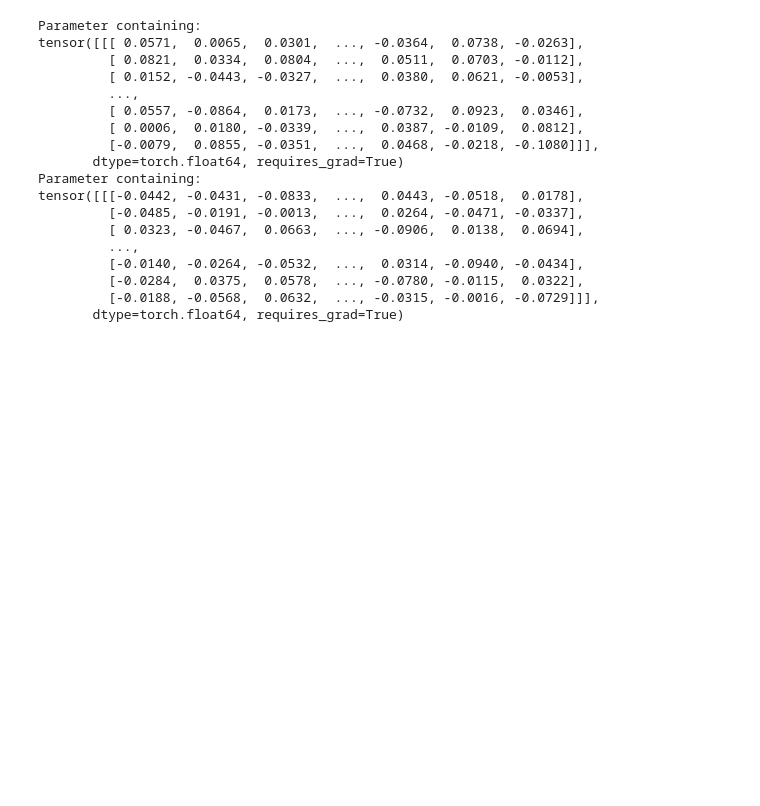
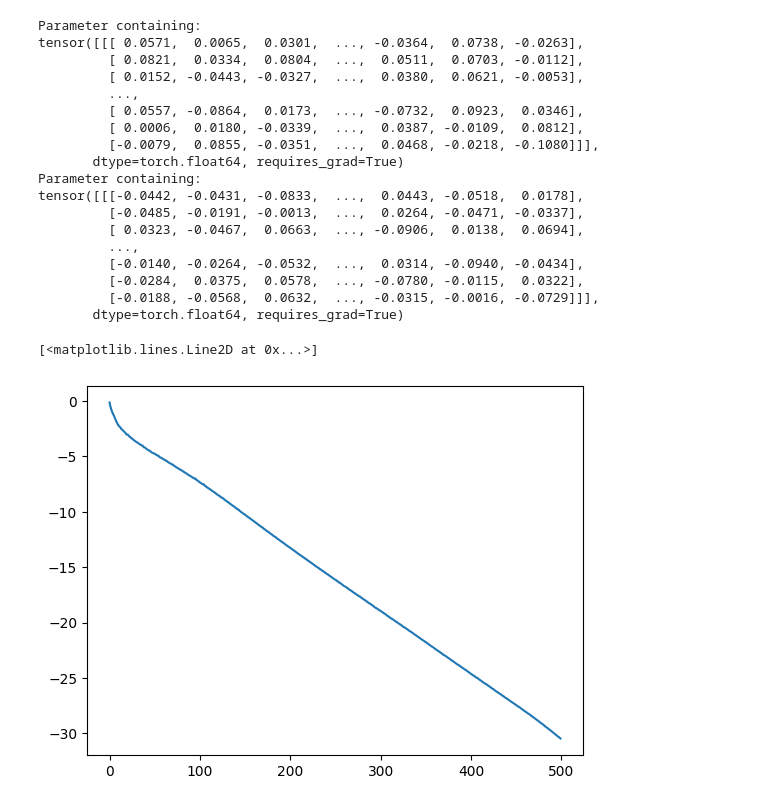
Before and after one commit to lacykaltgr/hvae, a Jupyter notebook: eval_notebooks/tdvae_mei.ipynb, the cells around one changed output. Cells and saved outputs as stored; diff of their text form; code cells hidden in the pictures; blank space fills up the shorter version.

```diff
--- a/eval_notebooks/tdvae_mei.ipynb
+++ b/eval_notebooks/tdvae_mei.ipynb
@@ -23,15 +23,15 @@ def operation(target_unit):
         to_query = torch.flatten(computed[target_block], start_dim=1)
         to_add = -losses["kl_div"] * kl_scaler
         loss = torch.mean(to_query[:, target_unit], dim=0) + to_add
-        return loss
+        return -loss
     return op
 # %%
 from meitorch.mei import MEI
 # %%
 receptive_fields = MEI.white_noise_analysis(operation=operation_target, shape=(1, 40, 40), n_samples=1_000_000, sigma=0.1)
 # %%
-texture_dims = [91, 86, 110, 11, 225]
-non_texture_dims = [214, 163, 223, 10, 219]
+texture_dims = [110]#[91, 86, 110, 11, 225]
+non_texture_dims = [214]#[214, 163, 223, 10, 219]
 # %%
 from matplotlib.pyplot import figure, savefig
 import numpy as np
@@ -156,7 +159,7 @@ plot(texture_results[2].loss_history)
 NameError: name 'texture_results' is not defined
 # %%
 var_mei_config = dict(
-    iter_n=1000,
+    iter_n=500,
     save_every=100,        # save image every n iterations
     bias=0,               # bias of the image
     scale=1,              # scaling of the image
@@ -165,7 +168,7 @@ var_mei_config = dict(
 
     #transformations
     scaler=None,              # scaling of the image (float or schedule)
-    jitter=2,             # size of translational jittering
+    jitter=None,             # size of translational jittering
 
     #normalization/clipping
     train_norm=None,        # norm adjustment during step
@@ -173,10 +176,10 @@ var_mei_config = dict(
     clip=None,
 
     #optmizer
-    optimizer="mei",
+    optimizer="adam",
     optimizer_params=dict(
         lr=0.01,        # scaling of gradient steps (float or schedule) = learning rate
-        step_size=LinearSchedule(2, 0.125)
+        #step_size=LinearSchedule(2, 0.125)
     ),
 
     #preconditioning
@@ -252,3 +258,9 @@ tensor([[[-0.0442, -0.0431, -0.0833,  ...,  0.0443, -0.0518,  0.0178],
          [-0.0284,  0.0375,  0.0578,  ..., -0.0780, -0.0115,  0.0322],
          [-0.0188, -0.0568,  0.0632,  ..., -0.0315, -0.0016, -0.0729]]],
        dtype=torch.float64, requires_grad=True)
+# %%
+from matplotlib.pyplot import plot
+plot(texture_results[0].loss_history)
+# %% [output]
+[<matplotlib.lines.Line2D at 0x...>]
+[figure, added]
```
Also changed, not shown: parts of 2 cells of this notebook, 4 other files.
